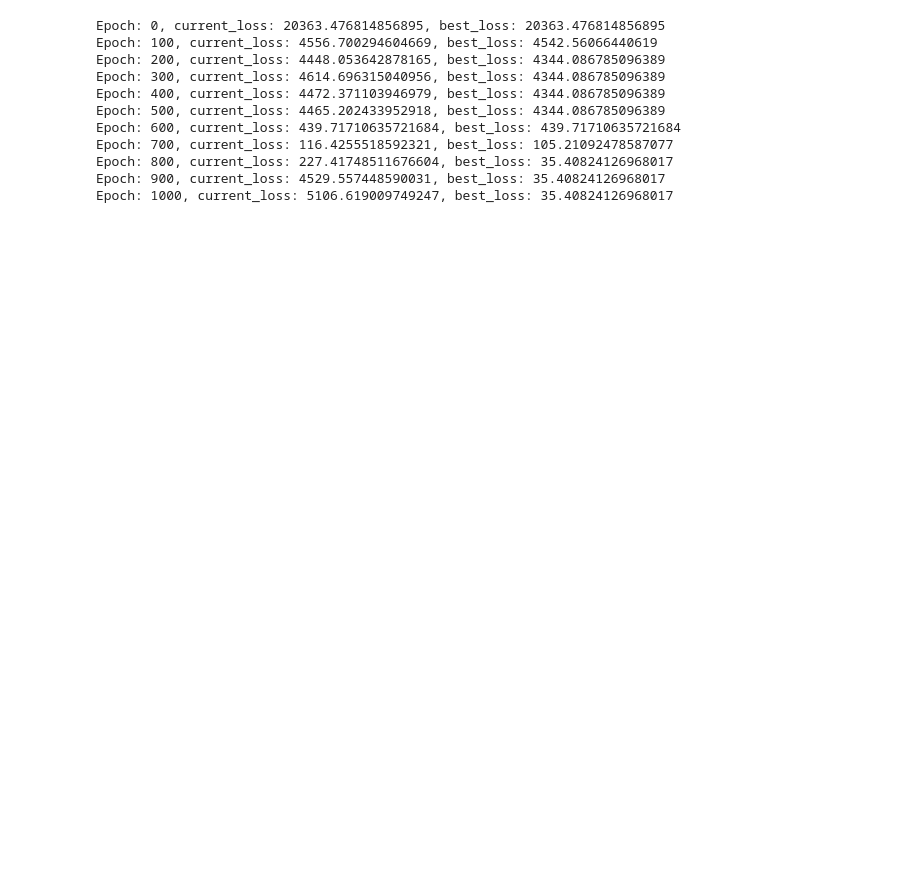
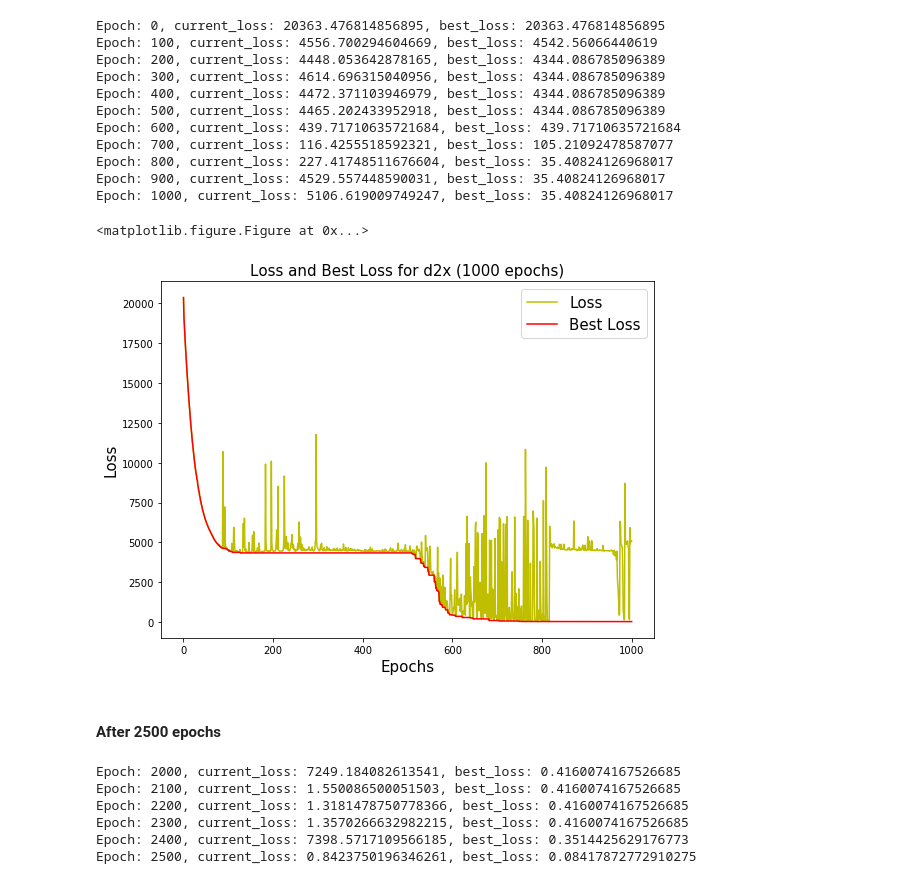
Before and after one commit to karanrshastri/RecommendationSystem, a Jupyter notebook: notebooks/03_arch.ipynb, the cells around one changed output. Saved outputs shown, nothing was run; the diff lists cells and outputs as text; code cells hidden in the pictures; blank space fills up the shorter version.

```diff
--- a/notebooks/03_arch.ipynb
+++ b/notebooks/03_arch.ipynb
@@ -162,3 +151,5 @@ d1x, d2x, d3x = pd.split_into_mini_batches(data=train_data, parts=3)
+# %%
+d1x, d2x, d3x = pd.split_into_mini_batches(data=train_data, parts=3)
 # %%
 d1x[:15], d2x[:15], d3x[:15]
 # %% [output]
@@ -366,0 +363,24 @@ plot_helper()
+# %%
+plot_helper(d2x_loss, d2x_best_loss, 'd2x (1000 epochs)', '../figures/d2x_1000.png')
+# %% [output]
+<matplotlib.figure.Figure at 0x...>
+[figure, added]
+# %% [markdown]
+#### After 2500 epochs
+# %%
+l, bl, d2x_e_done, d2x_min_loss = train_helper(
+    model=model,
+    X=d2x, y=d2y,
+    epochs=500, log_at=100, epochs_done=d2x_e_done,
+    loss_min=d2x_min_loss,
+    save_path="../models/03_arch_d2x")
+
+d2x_loss.extend(l)
+d2x_best_loss.extend(bl)
+# %% [output]
+Epoch: 2000, current_loss: 7249.184082613541, best_loss: 0.4160074167526685
+Epoch: 2100, current_loss: 1.550086500051503, best_loss: 0.4160074167526685
+Epoch: 2200, current_loss: 1.3181478750778366, best_loss: 0.4160074167526685
+Epoch: 2300, current_loss: 1.3570266632982215, best_loss: 0.4160074167526685
+Epoch: 2400, current_loss: 7398.5717109566185, best_loss: 0.3514425629176773
+Epoch: 2500, current_loss: 0.8423750196346261, best_loss: 0.08417872772910275
```
Also changed, not shown: parts of 39 cells of this notebook, 1 other file.
